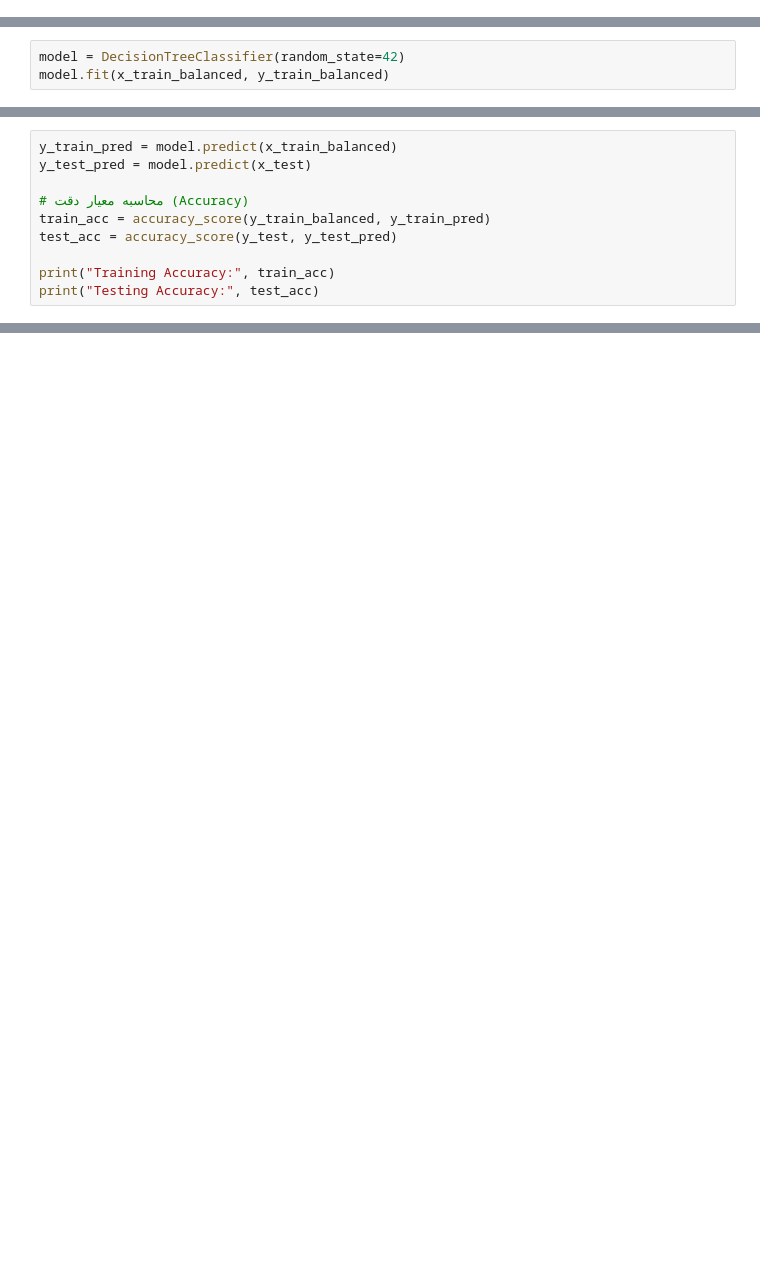
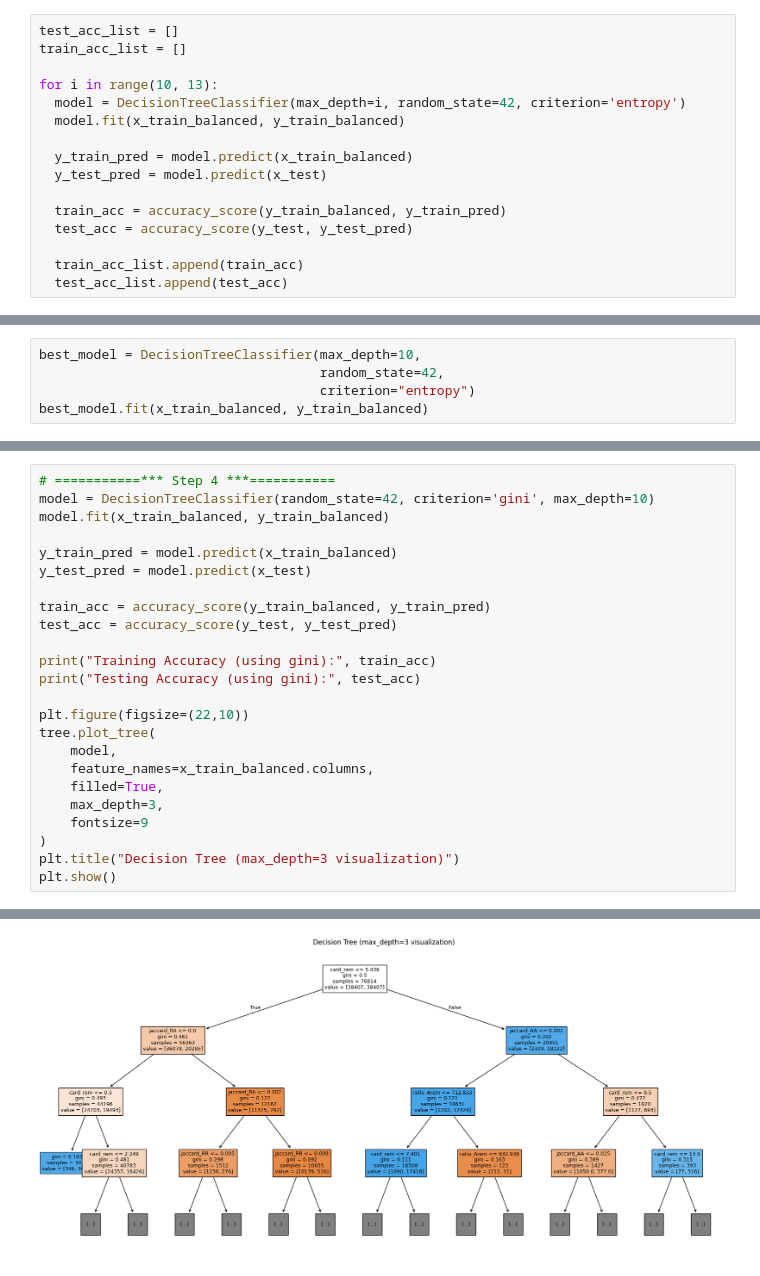
Before and after one commit to elaheyaghoubi/Data-Mining-Using-Decision-Tree, a Jupyter notebook: main.ipynb, the cells around one changed output, grey strips where cells are left out. Drawn from its saved outputs; the diff is of its cells as text; blank space fills up the shorter version.

Commit message:
final step

```diff
--- a/main.ipynb
+++ b/main.ipynb
@@ -81,0 +116,16 @@ x_test = x_test[x_train_balanced.columns]
+# %%
+test_acc_list = []
+train_acc_list = []
+
+for i in range(10, 13):
+  model = DecisionTreeClassifier(max_depth=i, random_state=42, criterion='entropy')
+  model.fit(x_train_balanced, y_train_balanced)
+
+  y_train_pred = model.predict(x_train_balanced)
+  y_test_pred = model.predict(x_test)
+
+  train_acc = accuracy_score(y_train_balanced, y_train_pred)
+  test_acc = accuracy_score(y_test, y_test_pred)
+
+  train_acc_list.append(train_acc)
+  test_acc_list.append(test_acc)
@@ -82,4 +143,6 @@ x_test = x_test[x_train_balanced.columns]
 # %%
-model = DecisionTreeClassifier(random_state=42)
-model.fit(x_train_balanced, y_train_balanced)
+best_model = DecisionTreeClassifier(max_depth=10,
+                                    random_state=42,
+                                    criterion="entropy")
+best_model.fit(x_train_balanced, y_train_balanced)
 # %% [output]
@@ -87,11 +183,25 @@ DecisionTreeClassifier(random_state=42)
 # %%
+# ===========*** Step 4 ***===========
+model = DecisionTreeClassifier(random_state=42, criterion='gini', max_depth=10)
+model.fit(x_train_balanced, y_train_balanced)
+
 y_train_pred = model.predict(x_train_balanced)
 y_test_pred = model.predict(x_test)
 
-# محاسبه معیار دقت (Accuracy)
 train_acc = accuracy_score(y_train_balanced, y_train_pred)
 test_acc = accuracy_score(y_test, y_test_pred)
 
-print("Training Accuracy:", train_acc)
-print("Testing Accuracy:", test_acc)
+print("Training Accuracy (using gini):", train_acc)
+print("Testing Accuracy (using gini):", test_acc)
+
+plt.figure(figsize=(22,10))
+tree.plot_tree(
+    model,
+    feature_names=x_train_balanced.columns,
+    filled=True,
+    max_depth=3,
+    fontsize=9
+)
+plt.title("Decision Tree (max_depth=3 visualization)")
+plt.show()
 # %% [output]
@@ -99,0 +210 @@ Testing Accuracy: 0.8862013240890372
+[figure, added]
```
Also changed, not shown: parts of 21 cells of this notebook, 1 other file.
